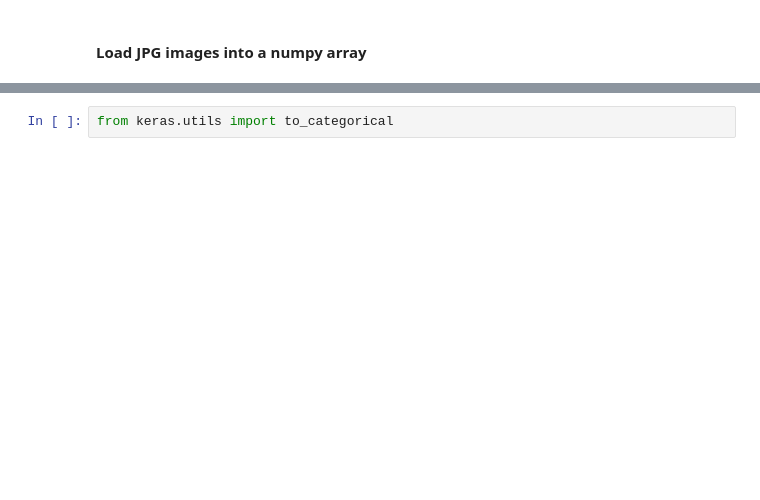
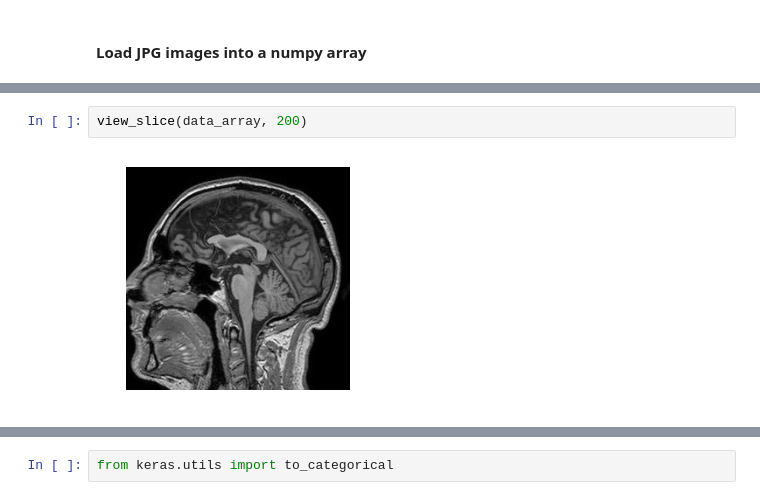
Before and after one commit to brainhack101/IntroDL, a Jupyter notebook: IntroToKeras.ipynb, the cells around one changed output, grey strips where cells are left out. Drawn from its saved outputs; the diff is of its cells as text; blank space fills up the shorter version.

```diff
--- a/IntroToKeras.ipynb
+++ b/IntroToKeras.ipynb
@@ -148,0 +141,4 @@ y_label[:N] = 1
+# %%
+view_slice(data_array, 200)
+# %% [output]
+[figure, added]
```
Also changed, not shown: parts of 88 cells of this notebook.
